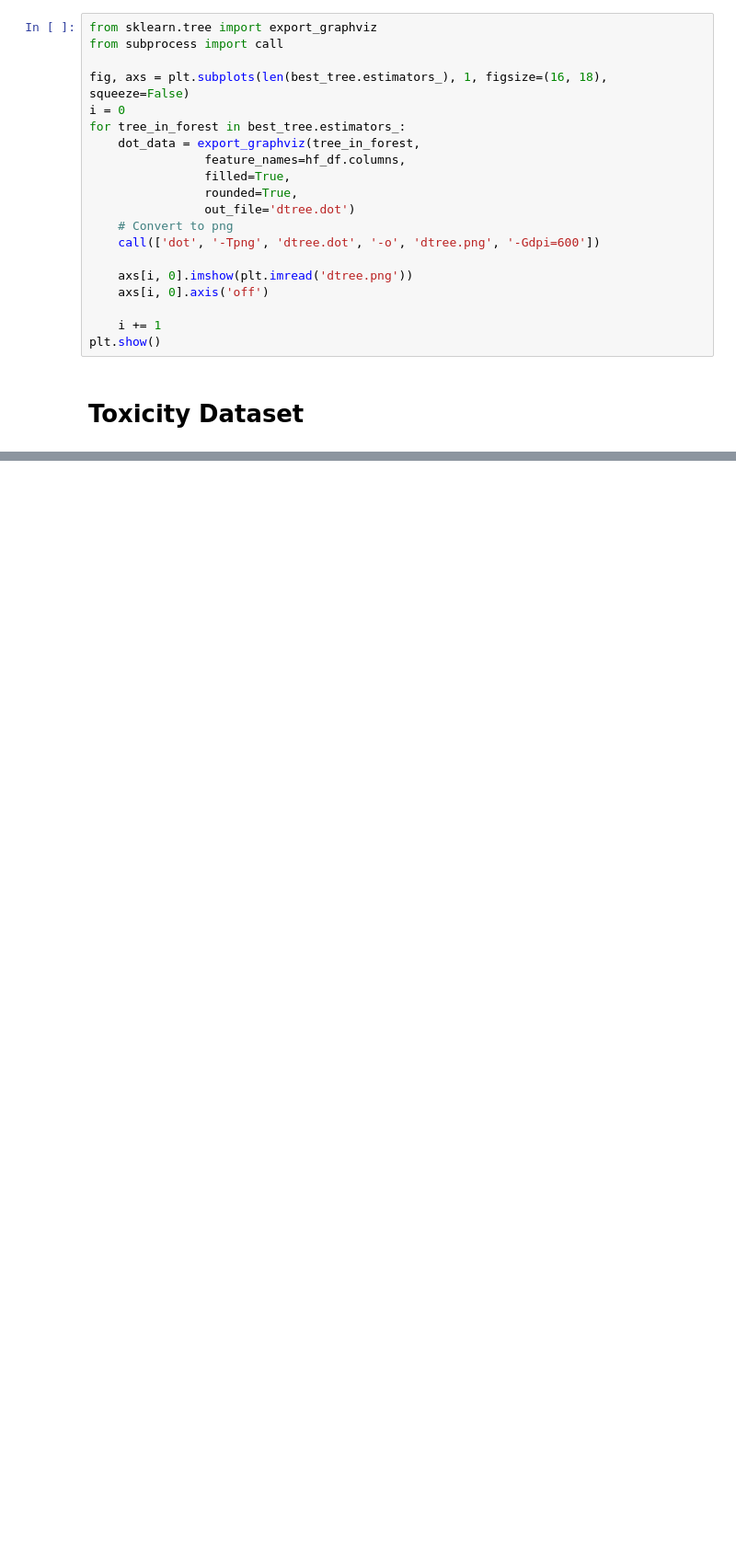
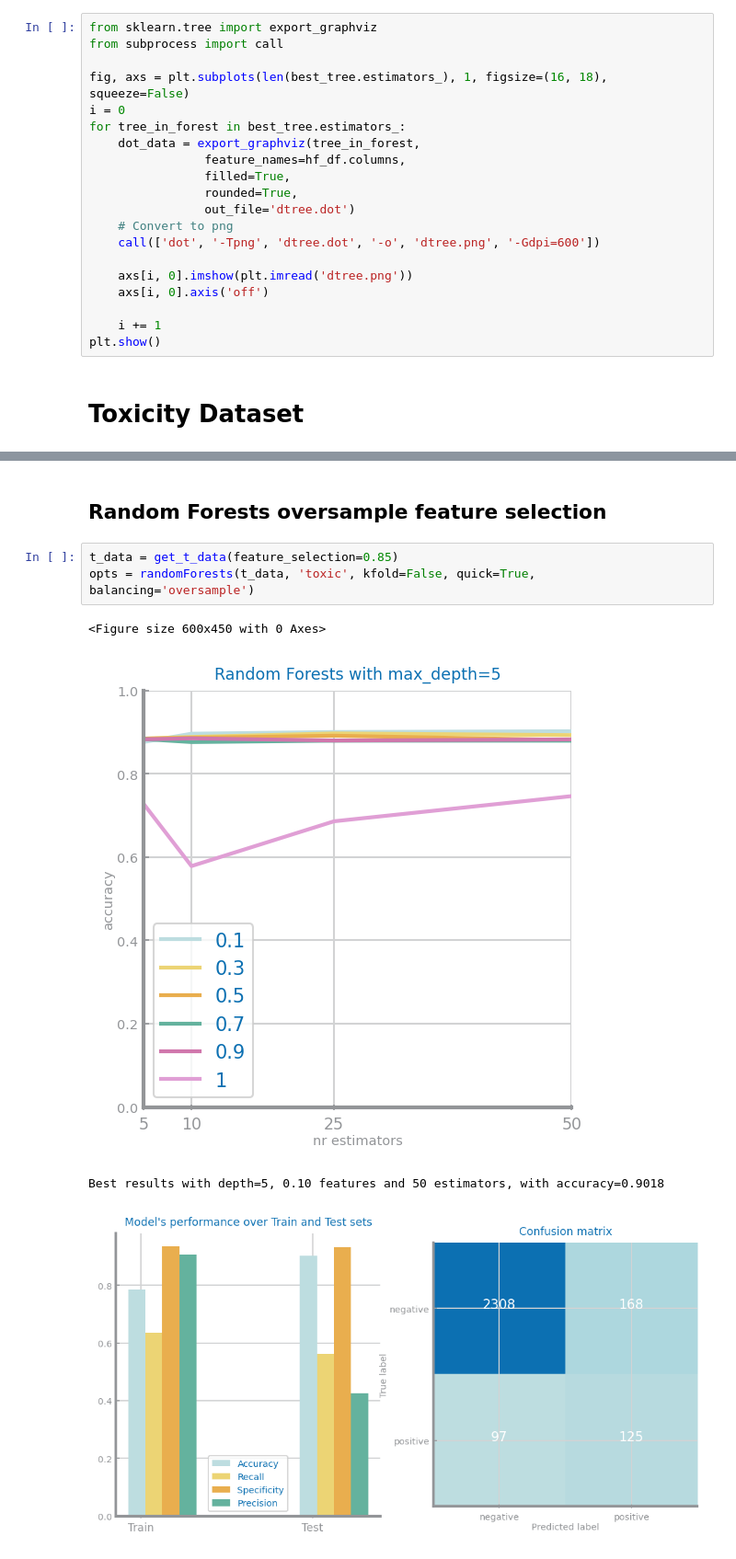
Before and after one commit to joaocmd/CD-Project, a Jupyter notebook: proj-1_lab5.ipynb, the cells around one changed output, grey strips where cells are left out. Shown at 92% size. Saved outputs shown, nothing was run; the diff lists cells and outputs as text; blank space fills up the shorter version.

Commit message:
RF for toxic

```diff
--- a/proj-1_lab5.ipynb
+++ b/proj-1_lab5.ipynb
@@ -109,0 +92,10 @@ Best results with depth=5, 0.10 features and 50 estimators, with accuracy=0.8933
+# %% [markdown]
+## Random Forests oversample feature selection
+# %%
+t_data = get_t_data(feature_selection=0.85)
+opts = randomForests(t_data, 'toxic', kfold=False, quick=True, balancing='oversample')
+# %% [output]
+<Figure size 600x450 with 0 Axes>
+[figure, added]
+Best results with depth=5, 0.10 features and 50 estimators, with accuracy=0.9018
+[figure, added]
```
Also changed, not shown: parts of 8 cells of this notebook.
